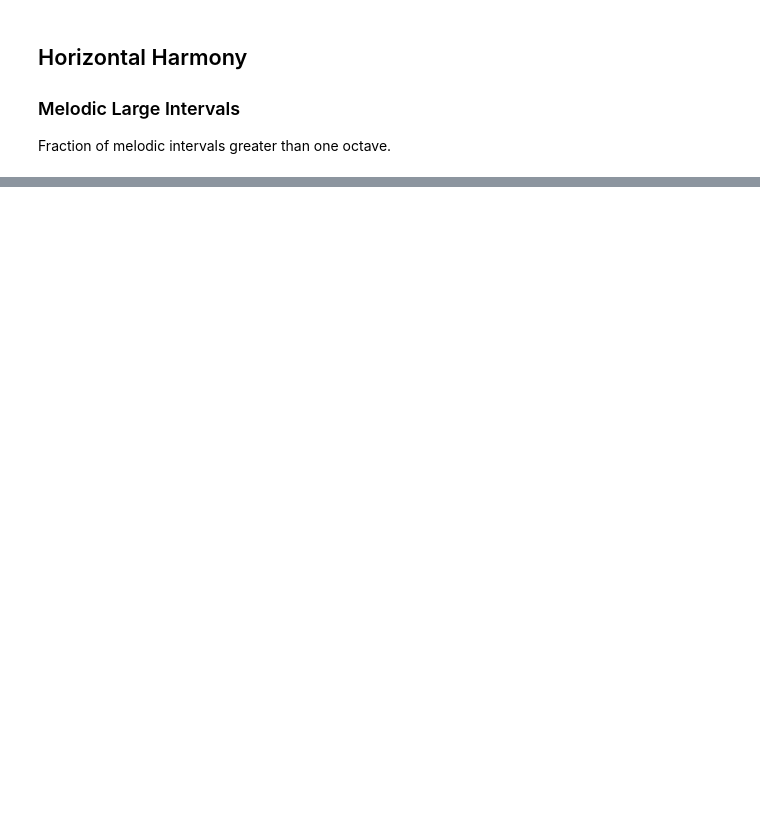
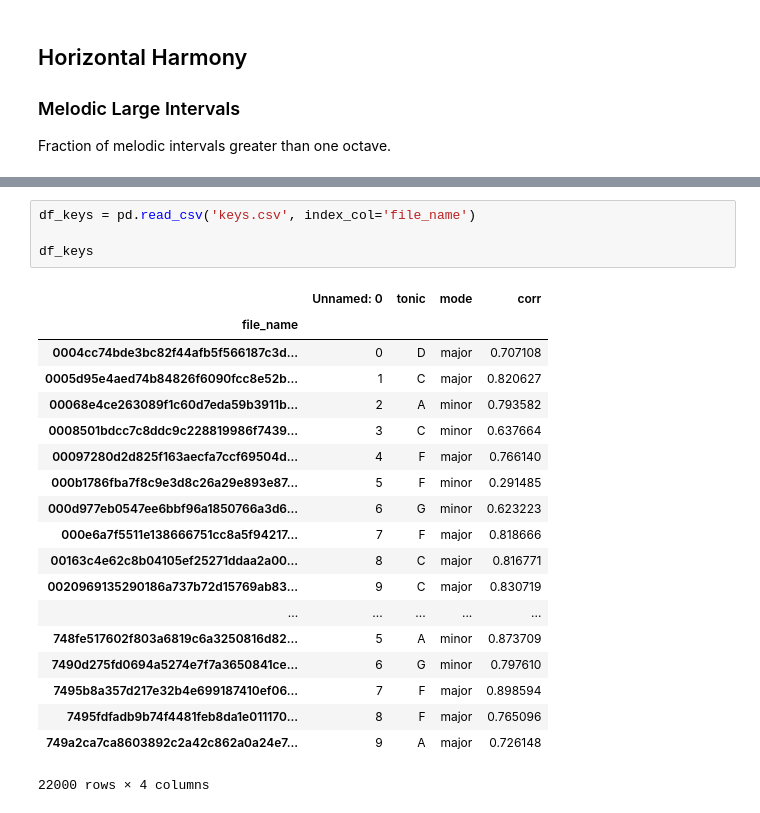
Before and after one commit to cedricviaccoz/musicology, a Jupyter notebook: dataset/JSymbolic Feat. Analysis & Discussion.ipynb, the cells around one changed output, grey strips where cells are left out. Drawn from its saved outputs; the diff is of its cells as text; blank space fills up the shorter version.

```diff
--- a/dataset/JSymbolic Feat. Analysis & Discussion.ipynb
+++ b/dataset/JSymbolic Feat. Analysis & Discussion.ipynb
@@ -418,0 +428,24 @@ boxPlotByGenre('Puzzle',maj_min, df_min_maj_filt)
+# %%
+df_keys = pd.read_csv('keys.csv', index_col='file_name')
+
+df_keys
+# %% [output]
+|  | Unnamed: 0 | tonic | mode | corr |
+| file_name |  |  |  |  |
+| 0004cc74bde3bc82f44afb5f566187c3d... | 0 | D | major | 0.707108 |
+| 0005d95e4aed74b84826f6090fcc8e52b... | 1 | C | major | 0.820627 |
+| 00068e4ce263089f1c60d7eda59b3911b... | 2 | A | minor | 0.793582 |
+| 0008501bdcc7c8ddc9c228819986f7439... | 3 | C | minor | 0.637664 |
+| 00097280d2d825f163aecfa7ccf69504d... | 4 | F | major | 0.766140 |
+| 000b1786fba7f8c9e3d8c26a29e893e87... | 5 | F | minor | 0.291485 |
+| 000d977eb0547ee6bbf96a1850766a3d6... | 6 | G | minor | 0.623223 |
+| 000e6a7f5511e138666751cc8a5f94217... | 7 | F | major | 0.818666 |
+| 00163c4e62c8b04105ef25271ddaa2a00... | 8 | C | major | 0.816771 |
+| 0020969135290186a737b72d15769ab83... | 9 | C | major | 0.830719 |
+| ... | ... | ... | ... | ... |
+| 748fe517602f803a6819c6a3250816d82... | 5 | A | minor | 0.873709 |
+| 7490d275fd0694a5274e7f7a3650841ce... | 6 | G | minor | 0.797610 |
+| 7495b8a357d217e32b4e699187410ef06... | 7 | F | major | 0.898594 |
+| 7495fdfadb9b74f4481feb8da1e011170... | 8 | F | major | 0.765096 |
+| 749a2ca7ca8603892c2a42c862a0a24e7... | 9 | A | major | 0.726148 |
+22000 rows × 4 columns
```
Also changed, not shown: parts of 4 cells of this notebook.
